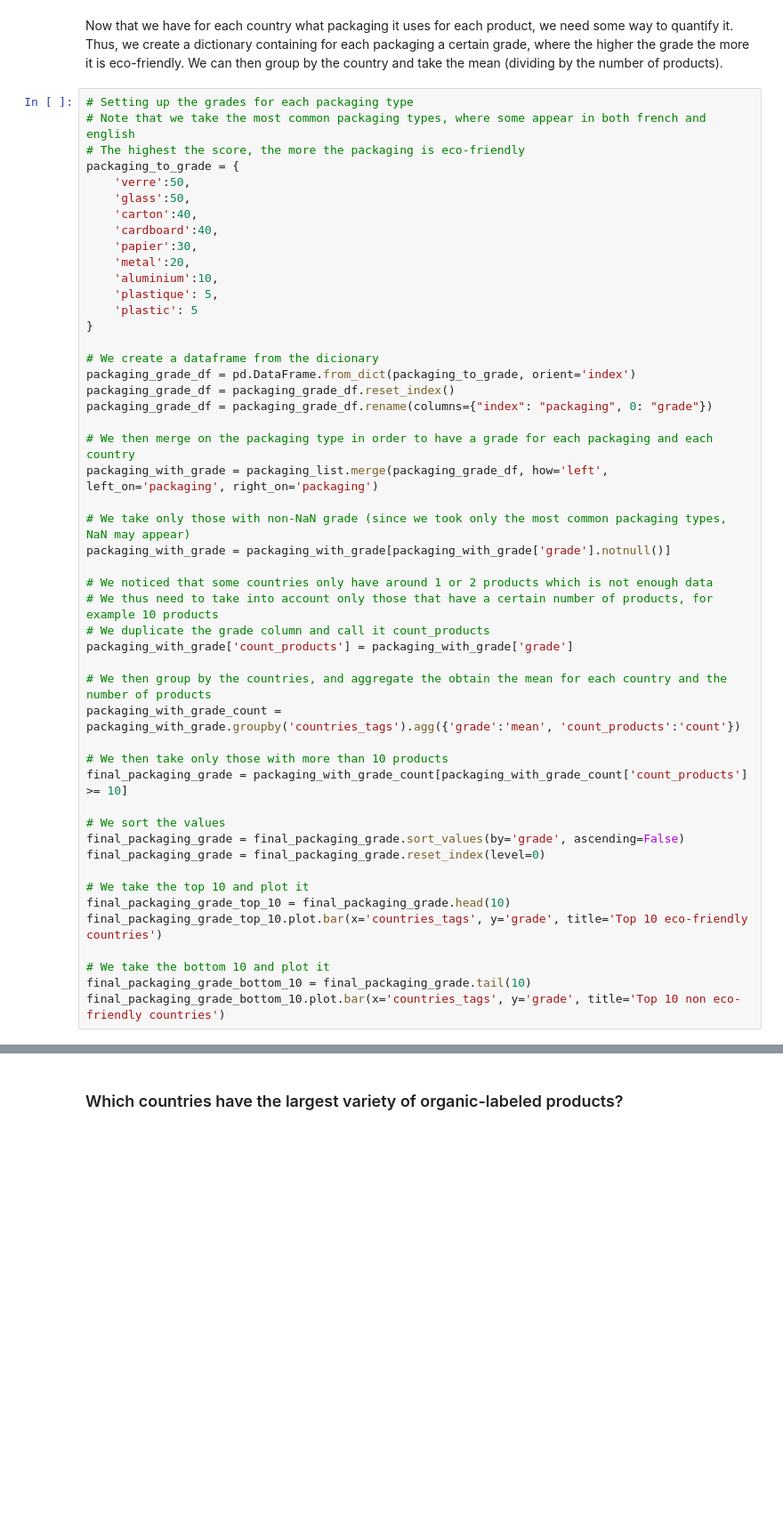
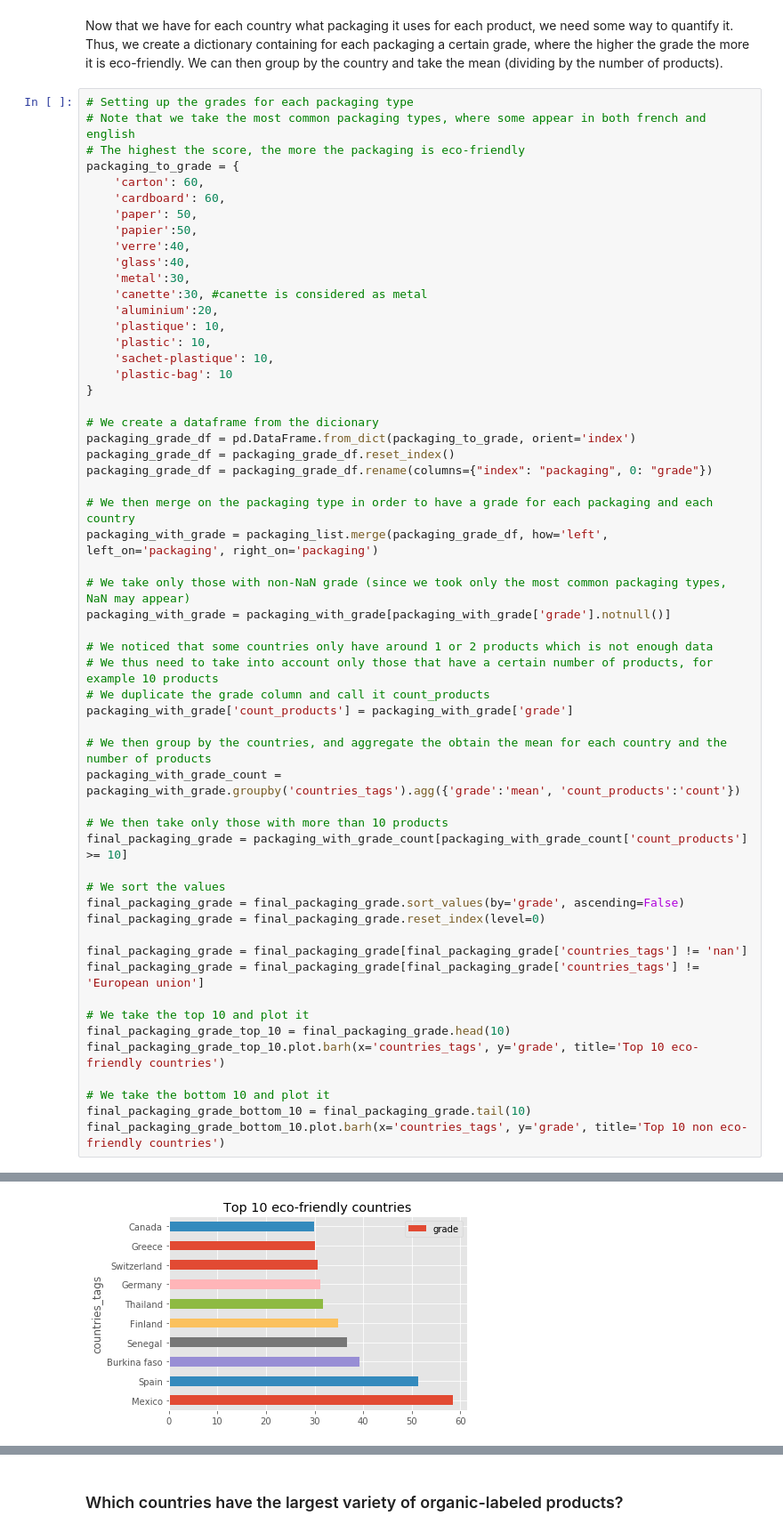
Before and after one commit to AhmedAhres/whats-on-my-plate, a Jupyter notebook: Main-Notebook.ipynb, the cells around one changed output, grey strips where cells are left out. Shown at 89% size. Drawn from its saved outputs; the diff is of its cells as text; blank space fills up the shorter version.

```diff
--- a/Main-Notebook.ipynb
+++ b/Main-Notebook.ipynb
@@ -470,15 +640,19 @@ Now that we have for each country what packaging it uses for each product, we ne
 # Note that we take the most common packaging types, where some appear in both french and english
 # The highest the score, the more the packaging is eco-friendly
 packaging_to_grade = {
-    'verre':50,
-    'glass':50,
-    'carton':40,
-    'cardboard':40,
-    'papier':30,
-    'metal':20,
-    'aluminium':10,
-    'plastique': 5,
-    'plastic': 5
+    'carton': 60,
+    'cardboard': 60,
+    'paper': 50,
+    'papier':50,
+    'verre':40,
+    'glass':40,
+    'metal':30,
+    'canette':30, #canette is considered as metal
+    'aluminium':20,
+    'plastique': 10,
+    'plastic': 10,
+    'sachet-plastique': 10,
+    'plastic-bag': 10
 }
 
 # We create a dataframe from the dicionary
@@ -507,10 +681,14 @@ final_packaging_grade = packaging_with_grade_count[packaging_with_grade_count['c
 final_packaging_grade = final_packaging_grade.sort_values(by='grade', ascending=False)
 final_packaging_grade = final_packaging_grade.reset_index(level=0)
 
+final_packaging_grade = final_packaging_grade[final_packaging_grade['countries_tags'] != 'nan']
+final_packaging_grade = final_packaging_grade[final_packaging_grade['countries_tags'] != 'European union']
+
 # We take the top 10 and plot it
 final_packaging_grade_top_10 = final_packaging_grade.head(10)
-final_packaging_grade_top_10.plot.bar(x='countries_tags', y='grade', title='Top 10 eco-friendly countries')
+final_packaging_grade_top_10.plot.barh(x='countries_tags', y='grade', title='Top 10 eco-friendly countries')
 
 # We take the bottom 10 and plot it
 final_packaging_grade_bottom_10 = final_packaging_grade.tail(10)
-final_packaging_grade_bottom_10.plot.bar(x='countries_tags', y='grade', title='Top 10 non eco-friendly countries')
+final_packaging_grade_bottom_10.plot.barh(x='countries_tags', y='grade', title='Top 10 non eco-friendly countries')
+# %% [output]
@@ -516,0 +696 @@ final_packaging_grade_bottom_10.plot.bar(x='countries_tags', y='grade', title='T
+[figure, added]
```
Also changed, not shown: parts of 58 cells of this notebook, 1 other file.
